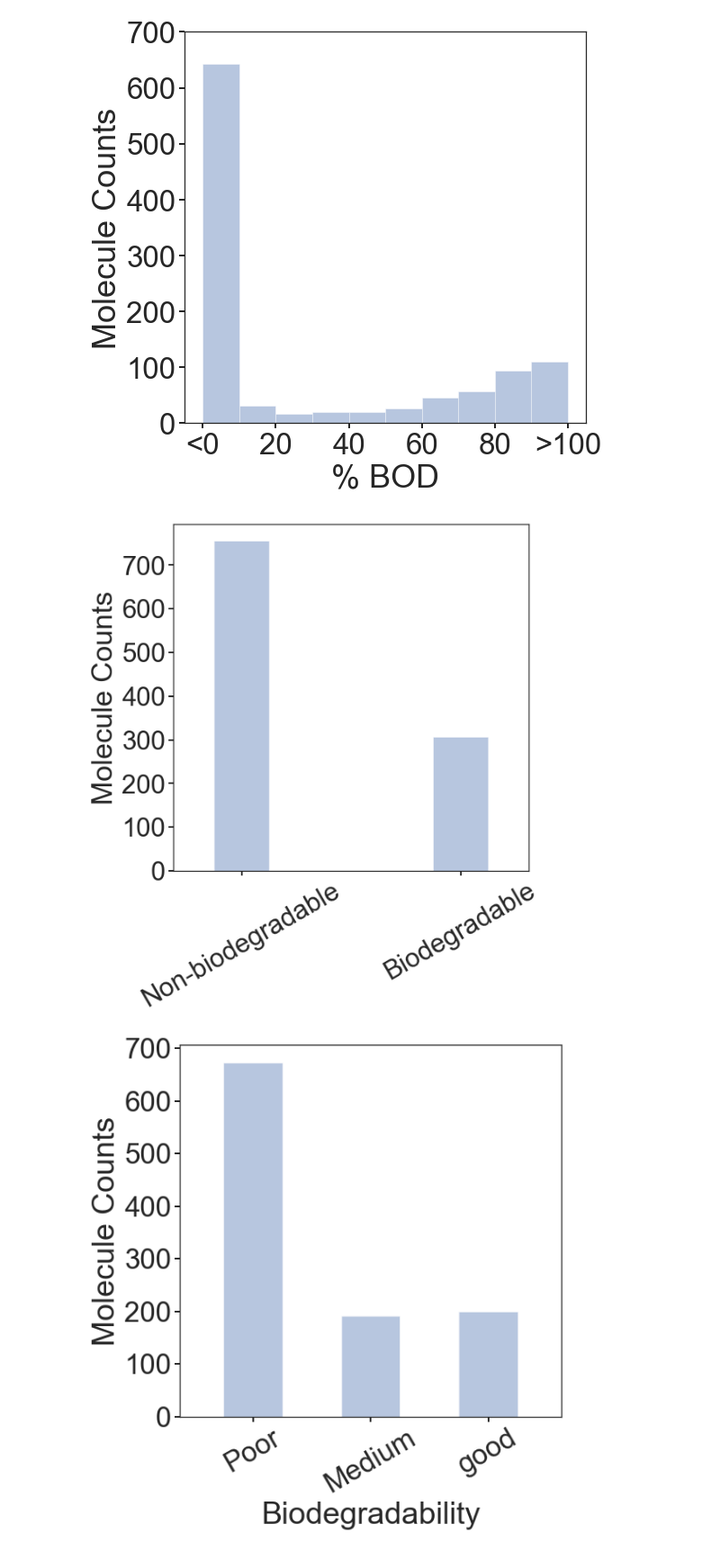
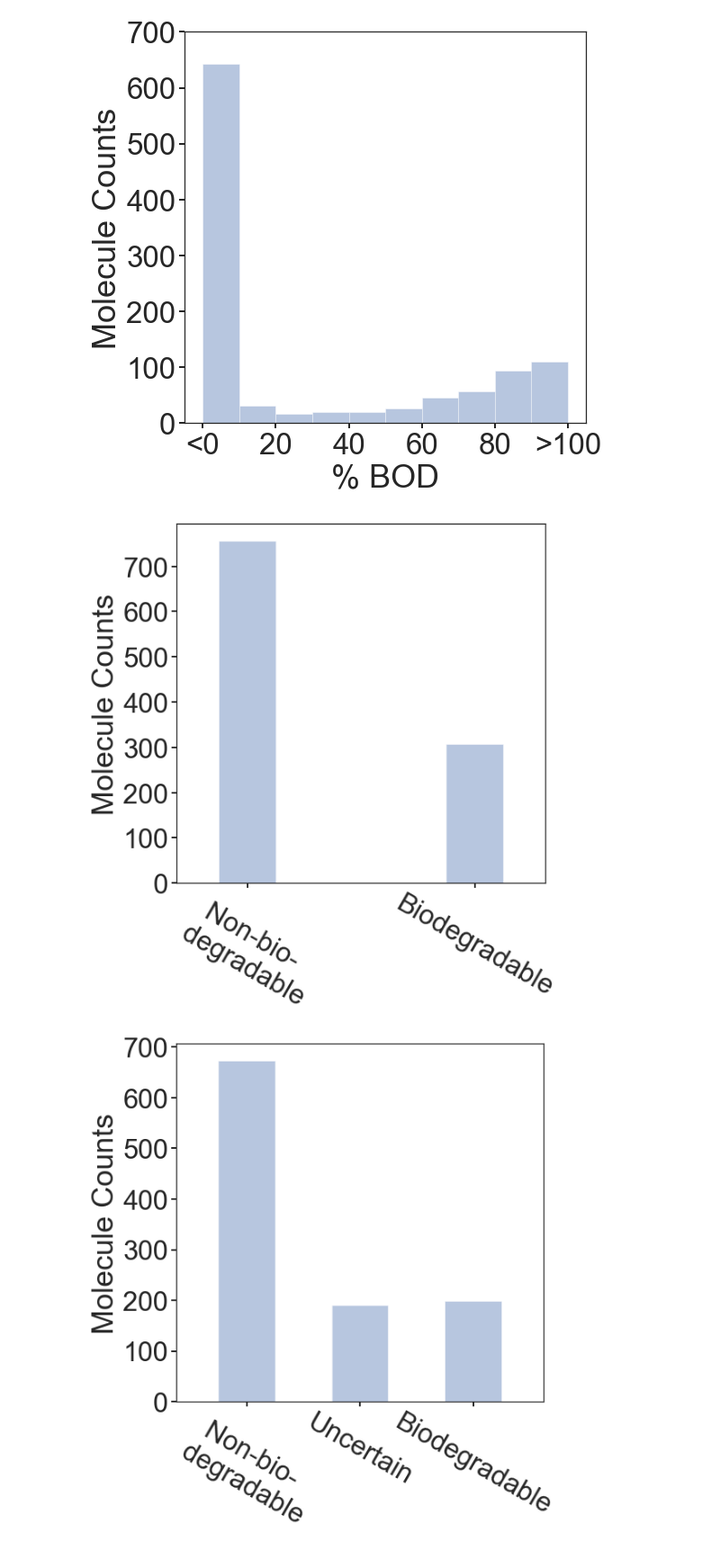
Before and after one commit to chembed/DeepChEmbed, a Jupyter notebook: deepchembed/notebook_scripts/poster_graphs_2.ipynb, the cells around one changed output. Shown: that part at 90% size. Cells and saved outputs as stored; diff of their text form; code cells hidden in the pictures.

```diff
--- a/deepchembed/notebook_scripts/poster_graphs_2.ipynb
+++ b/deepchembed/notebook_scripts/poster_graphs_2.ipynb
@@ -34,7 +34,7 @@ true_label_biclass = df['bi_class_partition'].values
 fig, ax=plt.subplots(figsize=(8,8))
 sns.distplot(df['bi_class_partition'],bins=5,kde=False,hist=True, ax=ax)
 ax.set_xticks([0.1,0.9])
-ax.set_xticklabels(['Non-biodegradable','Biodegradable'], rotation=30)
+ax.set_xticklabels(['Non-bio- \n degradable','Biodegradable'], rotation=-30)
 ax.set_yticks([0,100,200,300,400,500,600,700])
 ax.tick_params(axis='both',bottom=True, left=True, width=2)
 ax.set_xlim([-0.15,1.15])
@@ -42,20 +42,20 @@ ax.set_xlabel('')
 ax.set_ylabel('Molecule Counts')
 fig.savefig('mol_bod_2_cluster.pdf',bbox_inches='tight')
 # %% [output]
-[figure, old version]
+[figure, new version]
 # %%
 df['tri_class_partition'] = utilities.divide_classes(df['cleaned_bod'], [20,80])
 true_label_triclass = df['tri_class_partition'].values
 # %%
 fig, ax=plt.subplots(figsize=(8,8))
 sns.distplot(df['tri_class_partition'],bins=5,kde=False,hist=True, ax=ax)
 ax.set_xticks([0.2, 1, 1.8])
-ax.set_xticklabels(['Poor','Medium','good'], rotation=30)
+ax.set_xticklabels(['Non-bio- \n degradable','Uncertain','Biodegradable'], rotation=-30)
 ax.set_yticks([0,100,200,300,400,500,600,700])
 ax.tick_params(axis='both',bottom=True, left=True, width=2)
 ax.set_xlim([-0.3,2.3])
-ax.set_xlabel('Biodegradability')
+ax.set_xlabel('')
 ax.set_ylabel('Molecule Counts')
 fig.savefig('mol_bod_3_cluster.pdf',bbox_inches='tight')
 # %% [output]
-[figure, old version]
+[figure, new version]
```
